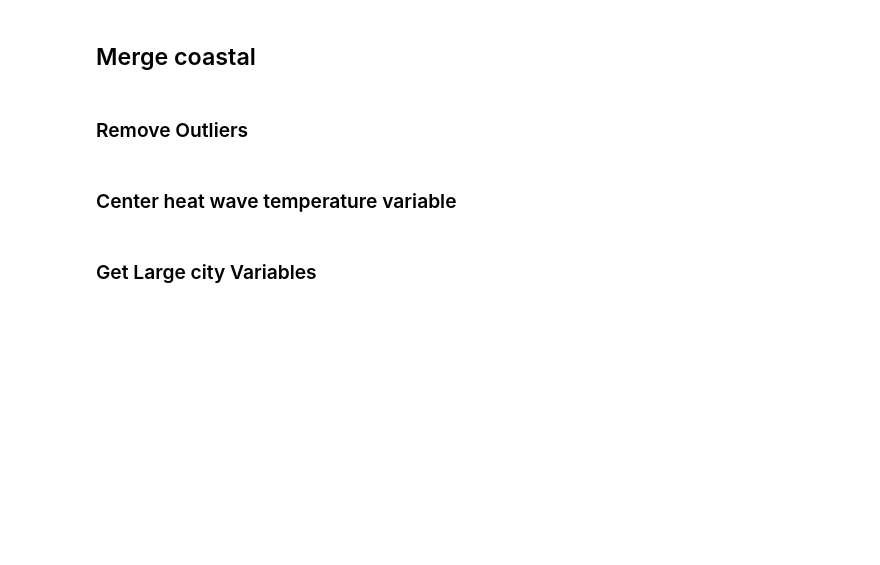
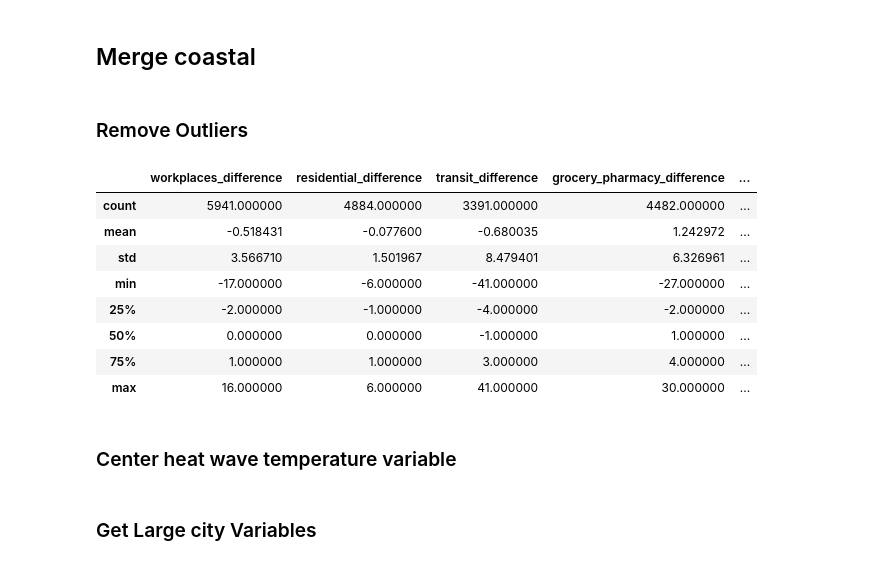
Before and after one commit to shivyucel/heatwaves_pnw_code, a Jupyter notebook: 0.6_feature_eng_2.ipynb, the cells around one changed output. Drawn from its saved outputs; the diff is of its cells as text; code cells hidden in the pictures; blank space fills up the shorter version.

```diff
--- a/0.6_feature_eng_2.ipynb
+++ b/0.6_feature_eng_2.ipynb
@@ -74,21 +76,37 @@ mob_vars = mob_vars.merge(coast_variable[['location', 'coast_binary']], on='loca
 df = mob_vars.copy()
 # %% [markdown]
 ### Remove Outliers
+# %%
+SD = 4
 # %%
-df['workplaces_difference'] = [np.nan if abs(x) >= df['workplaces_difference'].mean() + (4 * df['workplaces_difference'].std()) else x for x in df['workplaces_difference'] ]
+df['workplaces_difference'] = [np.nan if (x >= df['workplaces_difference'].mean() + (SD * df['workplaces_difference'].std())) | (x <= df['workplaces_difference'].mean() - (SD * df['workplaces_difference'].std())) else x for x in df['workplaces_difference'] ]
 
-df['residential_difference'] = [np.nan if abs(x) >= df['residential_difference'].mean() + (4 * df['residential_difference'].std()) else x for x in df['residential_difference'] ]
+df['residential_difference'] = [np.nan if (x >= df['residential_difference'].mean() + (SD * df['residential_difference'].std())) | (x <= df['residential_difference'].mean() - (SD * df['residential_difference'].std())) else x for x in df['residential_difference'] ]
 
-df['grocery_pharmacy_difference'] = [np.nan if abs(x) >= df['grocery_pharmacy_difference'].mean() + (4 * df['grocery_pharmacy_difference'].std()) else x for x in df['grocery_pharmacy_difference'] ]
 
-df['parks_difference'] = [np.nan if abs(x)>= df['parks_difference'].mean() + (4 * df['parks_difference'].std()) else x for x in df['parks_difference'] ]
+df['grocery_pharmacy_difference'] = [np.nan if (x >= df['grocery_pharmacy_difference'].mean() + (SD * df['grocery_pharmacy_difference'].std())) | (x <= df['grocery_pharmacy_difference'].mean() - (SD * df['grocery_pharmacy_difference'].std())) else x for x in df['grocery_pharmacy_difference'] ]
 
-df['retail_difference'] = [np.nan if abs(x) >= df['retail_difference'].mean() + (4 * df['retail_difference'].std()) else x for x in df['retail_difference'] ]
+df['parks_difference'] = [np.nan if (x >= df['parks_difference'].mean() + (SD * df['parks_difference'].std())) | (x <= df['parks_difference'].mean() - (SD * df['parks_difference'].std())) else x for x in df['parks_difference'] ]
 
-df['transit_difference'] = [np.nan if abs(x) >= df['transit_difference'].mean() + (4 * df['transit_difference'].std()) else x for x in df['transit_difference'] ]
+df['retail_difference'] = [np.nan if (x >= df['retail_difference'].mean() + (SD * df['retail_difference'].std())) | (x <= df['retail_difference'].mean() - (SD * df['retail_difference'].std())) else x for x in df['retail_difference'] ]
 
-#v13
-df.dropna(how='all', subset=['workplaces_difference', 'residential_difference', 'transit_difference', 'grocery_pharmacy_difference', 'parks_difference', 'retail_difference'], inplace=True)
+
+df['transit_difference'] = [np.nan if (x >= df['transit_difference'].mean() + (SD * df['transit_difference'].std())) | (x <= df['transit_difference'].mean() - (SD * df['transit_difference'].std())) else x for x in df['transit_difference'] ]
+
+
+df.dropna(how='all', subset=['workplace_differences', 'residential_difference', 'transit_difference', 'grocery_pharm_difference', 'parks_difference', 'retail_rec_difference'], inplace=True)
+# %%
+df[['workplaces_difference', 'residential_difference', 'transit_difference', 'grocery_pharmacy_difference', 'parks_difference', 'retail_difference']].describe()
+# %% [output]
+|  | workplaces_difference | residential_difference | transit_difference | grocery_pharmacy_difference | ... |
+| count | 5941.000000 | 4884.000000 | 3391.000000 | 4482.000000 | ... |
+| mean | -0.518431 | -0.077600 | -0.680035 | 1.242972 | ... |
+| std | 3.566710 | 1.501967 | 8.479401 | 6.326961 | ... |
+| min | -17.000000 | -6.000000 | -41.000000 | -27.000000 | ... |
+| 25% | -2.000000 | -1.000000 | -4.000000 | -2.000000 | ... |
+| 50% | 0.000000 | 0.000000 | -1.000000 | 1.000000 | ... |
+| 75% | 1.000000 | 1.000000 | 3.000000 | 4.000000 | ... |
+| max | 16.000000 | 6.000000 | 41.000000 | 30.000000 | ... |
 # %% [markdown]
 ### Center heat wave temperature variable
 # %%
```
Also changed, not shown: parts of 3 cells of this notebook, 7 other files.
